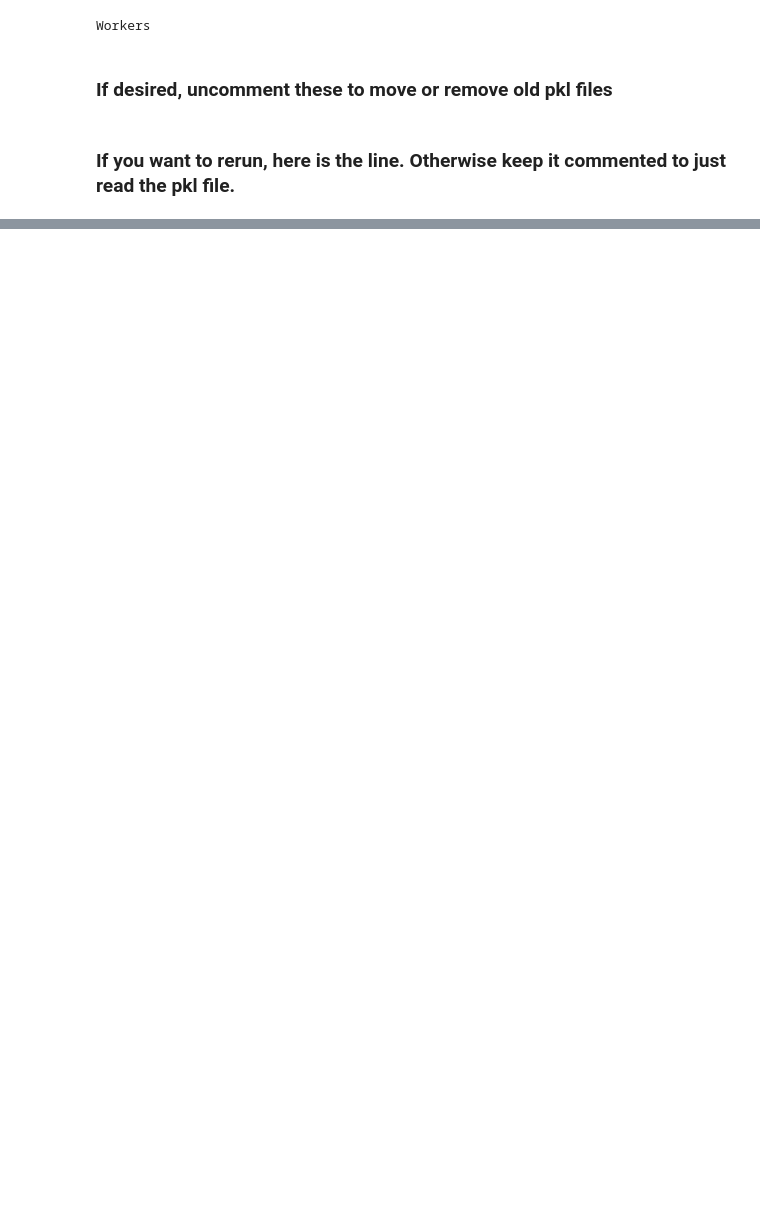
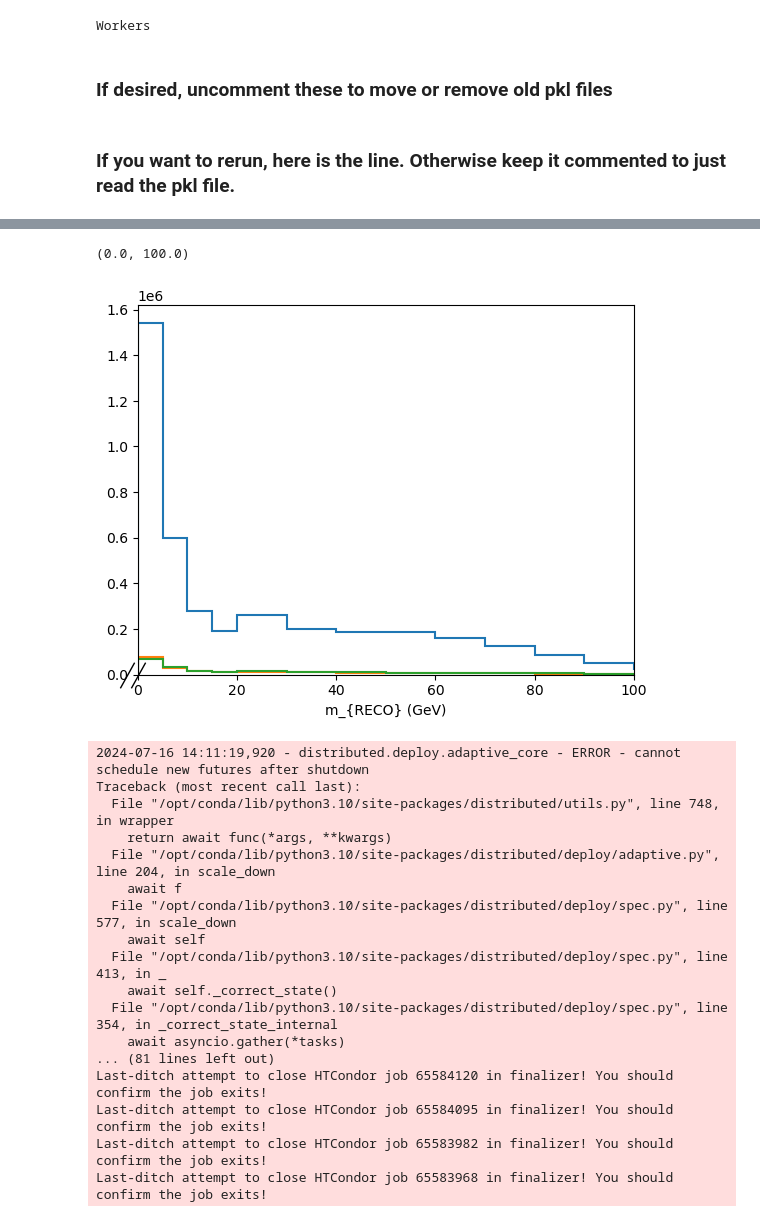
Before and after one commit to mandalaritra1/zjet, a Jupyter notebook: response_maker_nanov9.ipynb, the cells around one changed output, grey strips where cells are left out. Drawn from its saved outputs; the diff is of its cells as text; code cells hidden in the pictures; blank space fills up the shorter version.

```diff
--- a/response_maker_nanov9.ipynb
+++ b/response_maker_nanov9.ipynb
@@ -204,0 +252,25 @@ with open("test_qjetmass_zjets_gen_UL16NanoAODv9_all_syst.pkl", "rb") as f:
+# %%
+output['response_matrix_g'].project('mreco').plot(density = False)
+output2['response_matrix_g'].project('mreco').plot(density = False)
+output3['ptjet_mjet_g_reco'].project('mreco').plot(density = False)
+plt.xlim(0,100)
+# %% [output]
+(0.0, 100.0)
+[figure, added]
+2024-07-16 14:11:19,920 - distributed.deploy.adaptive_core - ERROR - cannot schedule new futures after shutdown
+Traceback (most recent call last):
+  File "/opt/conda/lib/python3.10/site-packages/distributed/utils.py", line 748, in wrapper
+    return await func(*args, **kwargs)
+  File "/opt/conda/lib/python3.10/site-packages/distributed/deploy/adaptive.py", line 204, in scale_down
+    await f
+  File "/opt/conda/lib/python3.10/site-packages/distributed/deploy/spec.py", line 577, in scale_down
+    await self
+  File "/opt/conda/lib/python3.10/site-packages/distributed/deploy/spec.py", line 413, in _
+    await self._correct_state()
+  File "/opt/conda/lib/python3.10/site-packages/distributed/deploy/spec.py", line 354, in _correct_state_internal
+    await asyncio.gather(*tasks)
+... (81 lines left out)
+Last-ditch attempt to close HTCondor job 65584120 in finalizer! You should confirm the job exits!
+Last-ditch attempt to close HTCondor job 65584095 in finalizer! You should confirm the job exits!
+Last-ditch attempt to close HTCondor job 65583982 in finalizer! You should confirm the job exits!
+Last-ditch attempt to close HTCondor job 65583968 in finalizer! You should confirm the job exits!
```
Also changed, not shown: parts of 61 cells of this notebook, 3 other files.
